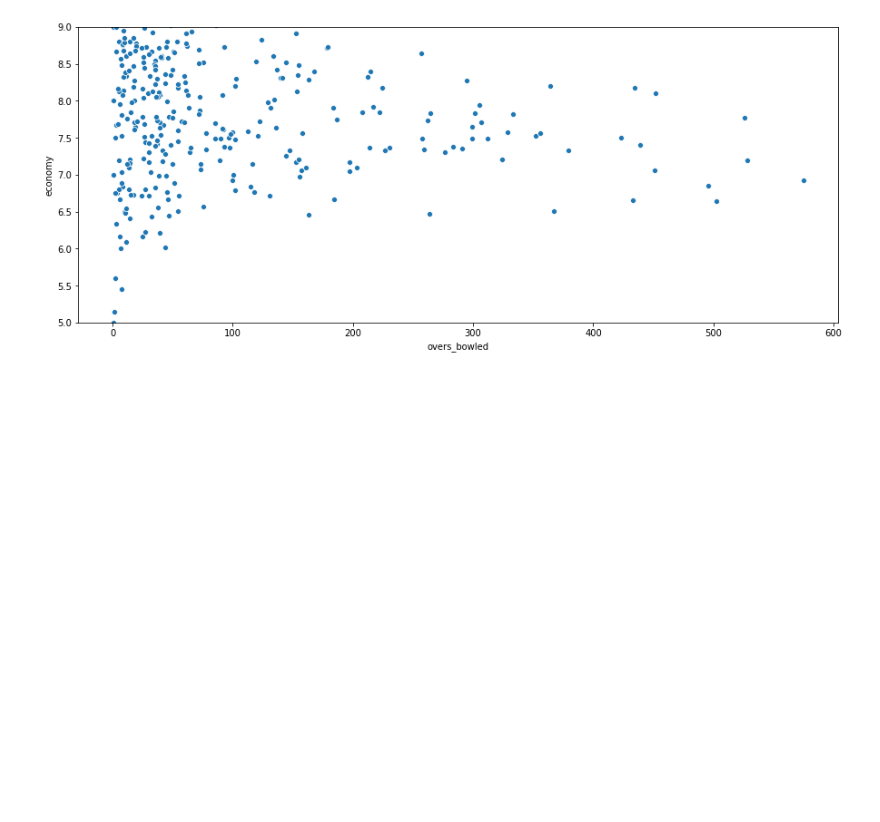
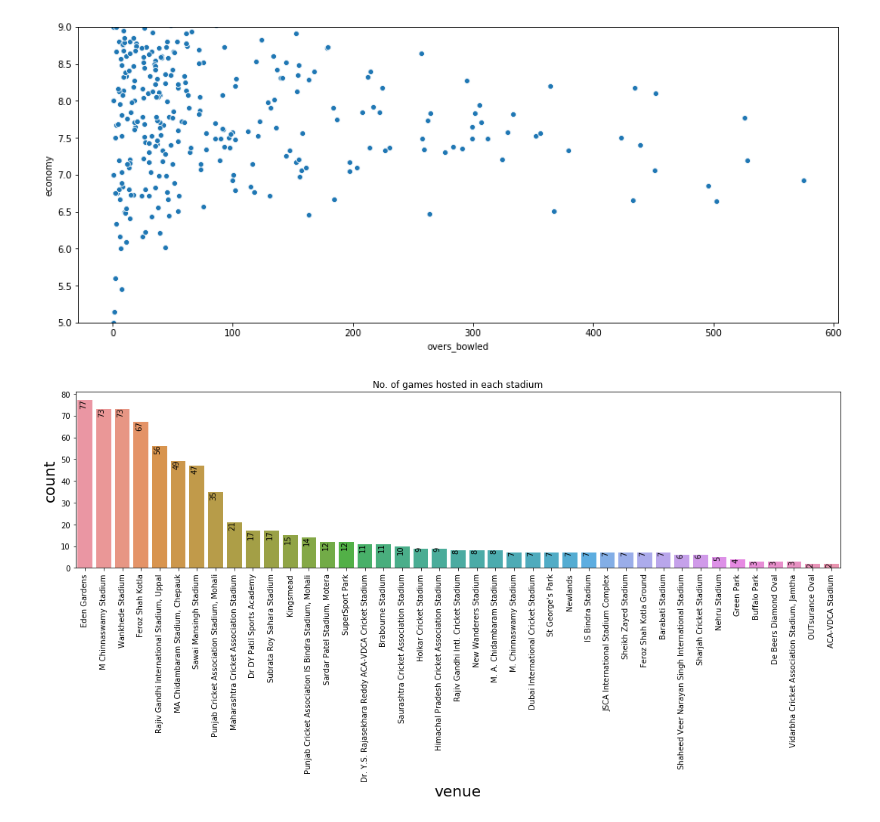
Before and after one commit to SDS7695/IPL-2008-2019-EDA, a Jupyter notebook: IPL 2008-2019 EDA.ipynb, the cells around one changed output. Drawn from its saved outputs; the diff is of its cells as text; code cells hidden in the pictures; blank space fills up the shorter version.

```diff
--- a/IPL 2008-2019 EDA.ipynb
+++ b/IPL 2008-2019 EDA.ipynb
@@ -477,3 +476,20 @@ fig.set_ylim([5,9])
 # %% [output]
 (5, 9)
 [figure]
+# %%
+#29 No of Games hosted in each stadium
+
+fig = plt.figure(figsize=(15,8))
+venue = matches.venue.value_counts()
+
+
+plot2=sns.countplot('venue',data=matches,order = venue.index)
+plot2.set_xticklabels(venue.index,rotation=90)
+for i,cnt in enumerate(venue.values):
+    plot2.text(i-0.3,cnt-2,cnt,rotation=90)
+plot2.set_xlabel('venue',fontsize=20)
+plot2.set_ylabel('count',fontsize=20)
+plot2.set_title('No. of games hosted in each stadium')
+fig.tight_layout()
+# %% [output]
+[figure, added]
```
Also changed, not shown: parts of 10 cells of this notebook.
